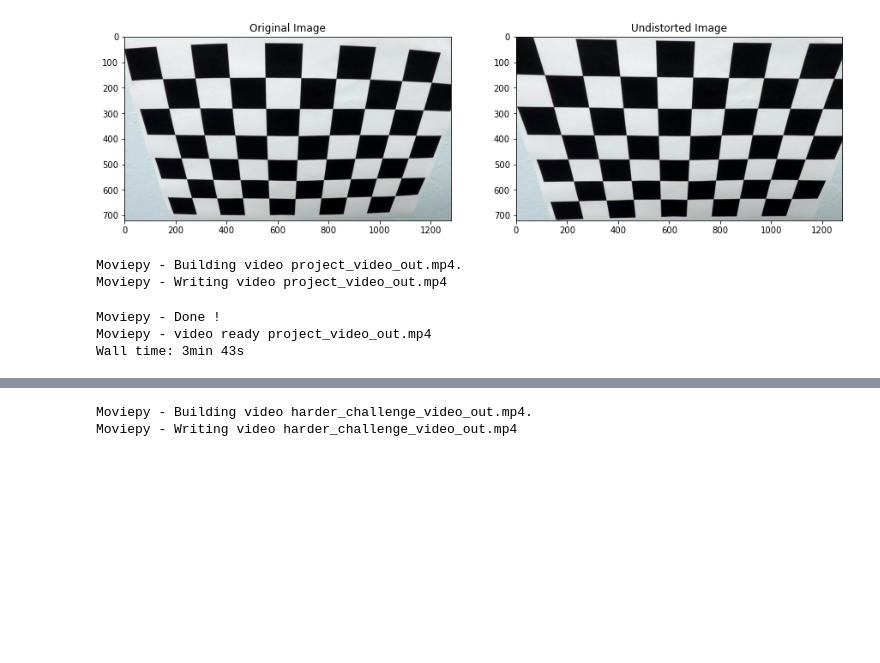
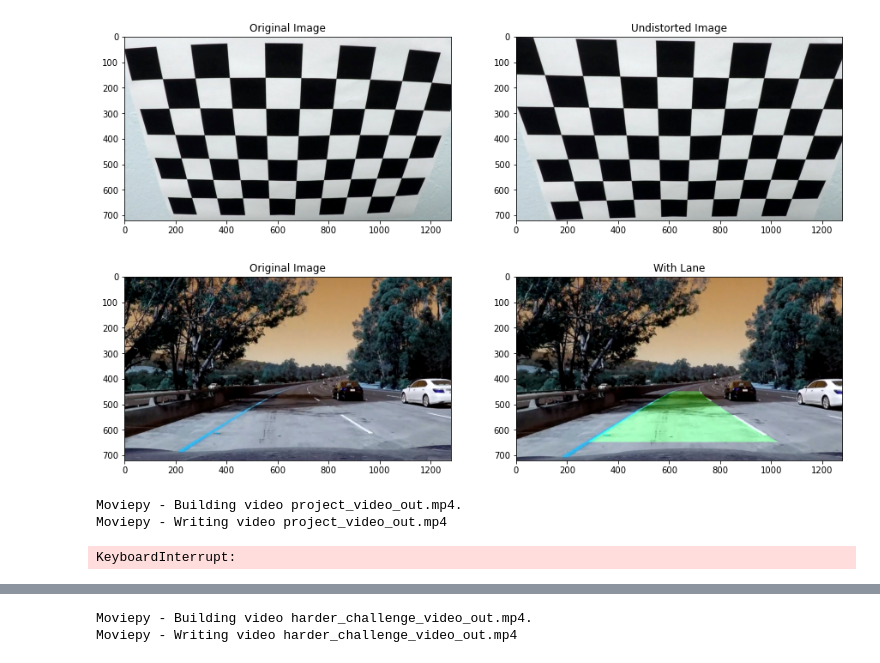
Before and after one commit to ayertay/Advanced-Lane-Finding, a Jupyter notebook: Advanced Lane Finding.ipynb, the cells around one changed output, grey strips where cells are left out. Saved outputs shown, nothing was run; the diff lists cells and outputs as text; code cells hidden in the pictures; blank space fills up the shorter version.

```diff
--- a/Advanced Lane Finding.ipynb
+++ b/Advanced Lane Finding.ipynb
@@ -10,7 +10,7 @@ from calibrate_cam import calibrate_camera
 from get_perspective import get_perspective
 
 # constants
-ym_per_px = 3.7/700 # meters per pixel in y dimension
+ym_per_px = 30/720*0.3121591191584172 # meters per pixel in y dimension (using real AR)
 xm_per_px = 3.7/700 # meters per pixel in x dimension
 
 nx = 9
@@ -104,7 +104,7 @@ def find_lane_pixels(binary_warped):
     rightx_base = np.argmax(histogram[midpoint:]) + midpoint
     # HYPERPARAMETERS
     # Choose the number of sliding windows
-    nwindows = 15
+    nwindows = 9
     # Set the width of the windows +/- margin
     margin = 100
     # Set minimum number of pixels found to recenter window
@@ -176,7 +176,7 @@ def fit_polynomial(binary_warped):
     # Find our lane pixels first
     leftx, lefty, rightx, righty, out_img = find_lane_pixels(binary_warped)
 
-    ### TO-DO: Fit a second order polynomial to each using `np.polyfit` ###
+    ### Fit a second order polynomial to each using `np.polyfit` ###
     left_fit = np.polyfit(lefty, leftx, 2)
     right_fit = np.polyfit(righty, rightx, 2)
 
@@ -319,6 +319,11 @@ def search_around_poly(binary_warped, Minv, left_fit, right_fit, undist):
     # Combine the result with the original image
     result = cv2.addWeighted(undist, 1, newwarp, 0.3, 0)
 
+    left_x_pos = left_fit[0]*y0**2 + left_fit[1]*y0 + left_fit[2]
+    right_x_pos = right_fit[0]*y0**2 + right_fit[1]*y0 + right_fit[2]
+    center_lanes_x_pos = (left_x_pos + right_x_pos)//2
+    offcenter = ((cols//2) - center_lanes_x_pos) * xm_per_px
+
 
     return result, curverad, offcenter
 # %%
@@ -328,22 +333,50 @@ from IPython.display import HTML
 # %%
 def process_image(image):
     # NOTE: The output you return should be a color image (3 channel) for processing video below
-    # TODO: put your pipeline here,
+    # put your pipeline here,
     # you should return the final output (image where lines are drawn on lanes)
     undist = cv2.undistort(image, mtx, dist, None, mtx)
     binary = pipeline(undist)
 
     perspec, M, Minv = get_perspective(binary)
     gray = cv2.cvtColor(perspec, cv2.COLOR_BGR2GRAY)
     (thresh, blackAndWhiteImage) = cv2.threshold(gray, 50, 255, cv2.THRESH_BINARY)
 
     out_img, left_fit, right_fit = fit_polynomial(blackAndWhiteImage)
+    #fig, (ax1, ax2) = plt.subplots(1, 2, figsize=(15,15))
+    #ax1.imshow(orig)
+    #ax1.set_title("Original Image")
+    #ax2.imshow(und)
+    #ax2.set_title("Undistorted Image")
+    #plt.savefig('output_images/undistorted.jpg', bbox_inches='tight')
     result, curverad, offcenter = search_around_poly(blackAndWhiteImage, Minv, left_fit, right_fit, undist)
     img = cv2.putText(result, 'Radius of curvature:', (20,60), cv2.FONT_HERSHEY_SIMPLEX, 1.8, (255, 255, 255), 10, cv2.LINE_AA)
     img = cv2.putText(result, '{0:>10.3f} m'.format(curverad), (700,60), cv2.FONT_HERSHEY_SIMPLEX, 1.8, (255, 255, 255), 10, cv2.LINE_AA)
     img = cv2.putText(result, 'Distance from lane center:', (20,130), cv2.FONT_HERSHEY_SIMPLEX, 1.8, (255, 255, 255), 10, cv2.LINE_AA)
     img = cv2.putText(result, '{0:>+10.3f} m'.format(offcenter), (700,130), cv2.FONT_HERSHEY_SIMPLEX, 1.8, (255, 255, 255), 10, cv2.LINE_AA)
     return result
+
+image = cv2.imread('test_images/test5.jpg')
+undist = cv2.undistort(image, mtx, dist, None, mtx)
+binary = pipeline(undist)
+
+perspec, M, Minv = get_perspective(binary)
+gray = cv2.cvtColor(perspec, cv2.COLOR_BGR2GRAY)
+(thresh, blackAndWhiteImage) = cv2.threshold(gray, 50, 255, cv2.THRESH_BINARY)
+
+out_img, left_fit, right_fit = fit_polynomial(blackAndWhiteImage)
+
+result, curverad, offcenter = search_around_poly(blackAndWhiteImage, Minv, left_fit, right_fit, undist)
+
+
+fig, (ax1, ax2) = plt.subplots(1, 2, figsize=(15,15))
+ax1.imshow(image)
+ax1.set_title("Original Image")
+ax2.imshow(result)
+ax2.set_title("With Lane")
+plt.savefig('examples/with_detected_lane.jpg', bbox_inches='tight')
+# %% [output]
+[figure, added]
 # %%
 white_output = 'project_video_out.mp4'
 ## To speed up the testing process you may want to try your pipeline on a shorter subclip of the video
@@ -357,9 +390,7 @@ white_clip = clip1.fl_image(process_image) #NOTE: this function expects color im
 # %% [output]
 Moviepy - Building video project_video_out.mp4.
 Moviepy - Writing video project_video_out.mp4
-Moviepy - Done !
-Moviepy - video ready project_video_out.mp4
-Wall time: 3min 43s
+KeyboardInterrupt:
 # %%
 HTML("""
 <video width="960" height="540" controls>
```
Also changed, not shown: parts of 1 cell of this notebook, 9 other files.
